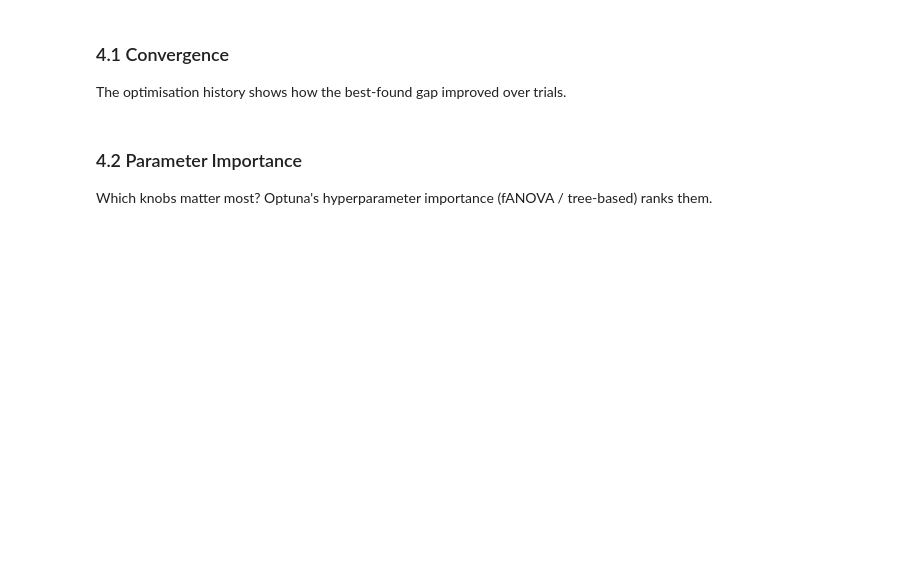
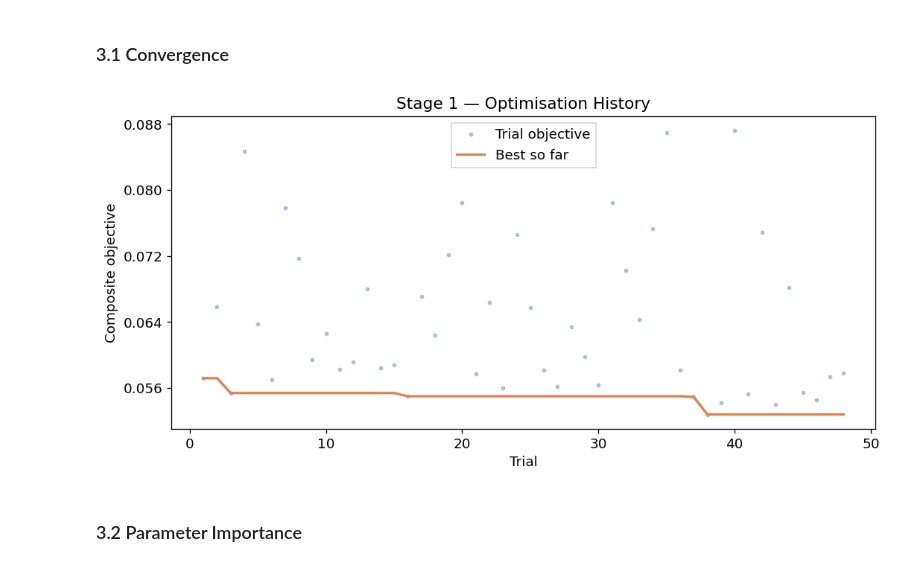
Before and after one commit to amine-kherroubi/optimization, a Jupyter notebook: bin_packing_optimization/hybrid_learning_metaheuristics/hybrid_alns/parameter_tuning/parameter_tuning.ipynb, the cells around one changed output. Cells and saved outputs as stored; diff of their text form; code cells hidden in the pictures; blank space fills up the shorter version.

```diff
--- a/bin_packing_optimization/hybrid_learning_metaheuristics/hybrid_alns/parameter_tuning/parameter_tuning.ipynb
+++ b/bin_packing_optimization/hybrid_learning_metaheuristics/hybrid_alns/parameter_tuning/parameter_tuning.ipynb
@@ -206,0 +46,2 @@ display(
+# %%
+OUTPUT_DIR = Path(DEFAULT_OUTPUT_DIR)
@@ -300,19 +222,40 @@ else:
 if stage1_raw:
     print(f"Trials completed:  {stage1_raw['n_trials']}")
     print(f"Best composite objective: {stage1_raw['best_value']:.4f}")
+    best_trial_s1 = min(stage1_raw["trials"], key=lambda t: t["value"])
+    s1_mean_gap = best_trial_s1.get("metrics", {}).get("mean_relative_gap", stage1_raw["best_value"])
+
     print(f"Best parameters:")
     for k, v in stage1_raw["best_params"].items():
         print(f"    {k:25s} = {v}")
 
-    # Reconstruct study object for plotting
+    def _all_trial_ranges(trials, margin=0.15):
+        ranges = {}
+        for pk in trials[0]["params"]:
+            vals = [t["params"][pk] for t in trials]
+            lo, hi = min(vals), max(vals)
+            span = max(hi - lo, abs(lo) * 0.1)
+            is_int = all(isinstance(v, int) for v in vals)
+            if is_int:
+                ranges[pk] = optuna.distributions.IntDistribution(
+                    int(lo - span * margin), int(hi + span * margin + 1)
+                )
+            else:
+                ranges[pk] = optuna.distributions.FloatDistribution(
+                    lo - span * margin, hi + span * margin
+                )
+        return ranges
+
     stage1_study = optuna.create_study(
-        direction="minimize", study_name="alns_stage1_coarse"
+        direction="minimize", study_name=STAGE1_STUDY_NAME
     )
+    dists = _all_trial_ranges(stage1_raw["trials"])
     for t in stage1_raw["trials"]:
         stage1_study.add_trial(
             optuna.trial.create_trial(
                 params=t["params"],
                 values=[t["value"]],
+                distributions=dists,
                 state=optuna.trial.TrialState.COMPLETE,
             )
         )
@@ -319,15 +276,25 @@ if stage1_raw:
 # %% [markdown]
-### 4.1 Convergence
-
-The optimisation history shows how the best-found gap improved over trials.
+### 3.1 Convergence
 # %%
 if stage1_raw:
-    fig = plot_optimization_history(stage1_study)
-    fig.update_layout(width=800, height=450, title="Stage 1 — Optimisation History")
-    fig.show()
+    values = [t["value"] for t in stage1_raw["trials"]]
+    best_so_far = np.minimum.accumulate(values)
+
+    fig, ax = plt.subplots(figsize=(9, 4.5))
+    ax.plot(range(1, len(values) + 1), values, "o", color="#4C72B0",
+            markersize=2.5, alpha=0.35, label="Trial objective")
+    ax.plot(range(1, len(values) + 1), best_so_far, "-", color="#DD8452",
+            linewidth=2, label="Best so far")
+    ax.set_xlabel("Trial")
+    ax.set_ylabel("Composite objective")
+    ax.set_title("Stage 1 — Optimisation History")
+    ax.legend(frameon=True, fancybox=False)
+    ax.yaxis.set_major_locator(mticker.MaxNLocator(6))
+    fig.tight_layout()
+    plt.show()
+# %% [output]
+[figure, added]
 # %% [markdown]
-### 4.2 Parameter Importance
-
-Which knobs matter most? Optuna's hyperparameter importance (fANOVA / tree-based) ranks them.
+### 3.2 Parameter Importance
 # %%
 if stage1_raw:
```
Also changed, not shown: parts of 53 cells of this notebook, 2 other files.
